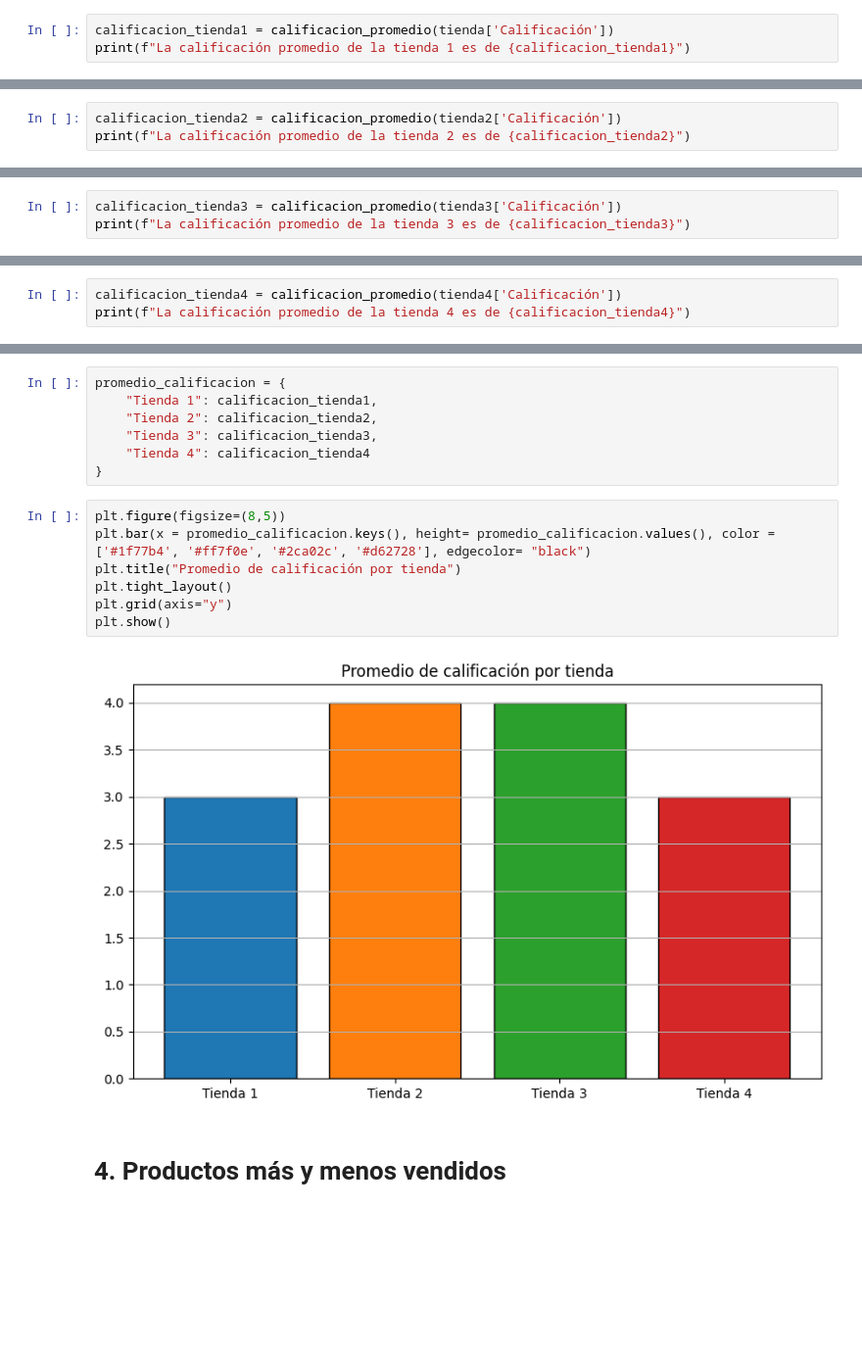
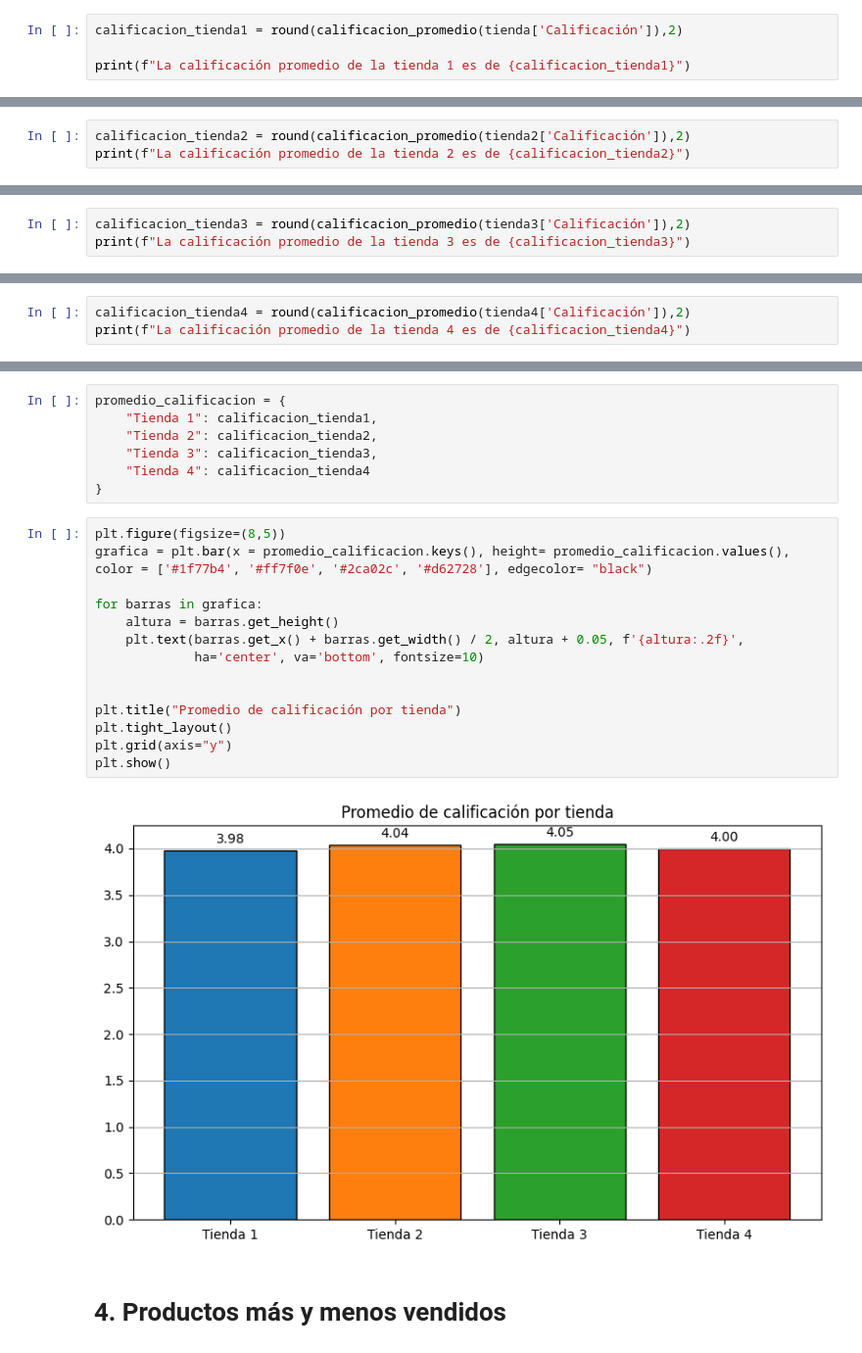
Before and after one commit to Caleb699-hub/challenge_alura_store, a Jupyter notebook: AluraStoreLatam.ipynb, the cells around one changed output, grey strips where cells are left out. Shown at 98% size. Saved outputs shown, nothing was run; the diff lists cells and outputs as text; blank space fills up the shorter version.

```diff
--- a/AluraStoreLatam.ipynb
+++ b/AluraStoreLatam.ipynb
@@ -197,4 +197,5 @@ def calificacion_promedio(calificaciones):
 # %%
-calificacion_tienda1 = calificacion_promedio(tienda['Calificación'])
+calificacion_tienda1 = round(calificacion_promedio(tienda['Calificación']),2)
+
 print(f"La calificación promedio de la tienda 1 es de {calificacion_tienda1}")
 # %% [output]
@@ -202,6 +203,6 @@ La calificación promedio de la tienda 1 es de 3
 # %% [markdown]
 Calificación promedio de la tienda 2
 # %%
-calificacion_tienda2 = calificacion_promedio(tienda2['Calificación'])
+calificacion_tienda2 = round(calificacion_promedio(tienda2['Calificación']),2)
 print(f"La calificación promedio de la tienda 2 es de {calificacion_tienda2}")
 # %% [output]
@@ -209,6 +210,6 @@ La calificación promedio de la tienda 2 es de 4
 # %% [markdown]
 Calificación promedio de la tienda 3
 # %%
-calificacion_tienda3 = calificacion_promedio(tienda3['Calificación'])
+calificacion_tienda3 = round(calificacion_promedio(tienda3['Calificación']),2)
 print(f"La calificación promedio de la tienda 3 es de {calificacion_tienda3}")
 # %% [output]
@@ -216,6 +217,6 @@ La calificación promedio de la tienda 3 es de 4
 # %% [markdown]
 Calificación promedio de la tienda 4
 # %%
-calificacion_tienda4 = calificacion_promedio(tienda4['Calificación'])
+calificacion_tienda4 = round(calificacion_promedio(tienda4['Calificación']),2)
 print(f"La calificación promedio de la tienda 4 es de {calificacion_tienda4}")
 # %% [output]
@@ -229,13 +230,20 @@ promedio_calificacion = {
 }
 # %%
 plt.figure(figsize=(8,5))
-plt.bar(x = promedio_calificacion.keys(), height= promedio_calificacion.values(), color = ['#1f77b4', '#ff7f0e', '#2ca02c', '#d62728'], edgecolor= "black")
+grafica = plt.bar(x = promedio_calificacion.keys(), height= promedio_calificacion.values(), color = ['#1f77b4', '#ff7f0e', '#2ca02c', '#d62728'], edgecolor= "black")
+
+for barras in grafica:
+    altura = barras.get_height()
+    plt.text(barras.get_x() + barras.get_width() / 2, altura + 0.05, f'{altura:.2f}',
+             ha='center', va='bottom', fontsize=10)
+
+
 plt.title("Promedio de calificación por tienda")
 plt.tight_layout()
 plt.grid(axis="y")
 plt.show()
 # %% [output]
-[figure, old version]
+[figure, new version]
 # %% [markdown]
 # 4. Productos más y menos vendidos
 # %% [markdown]
```
Also changed, not shown: parts of 7 cells of this notebook.
